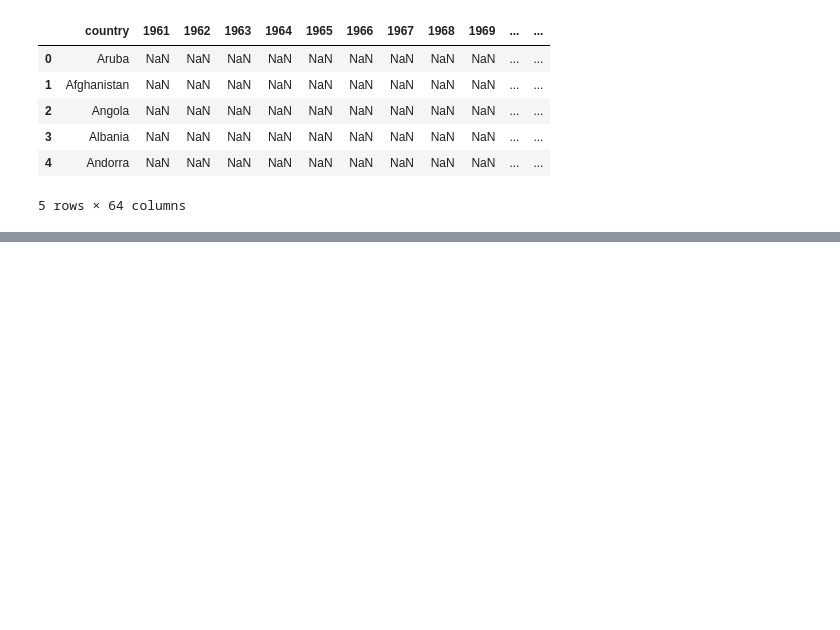
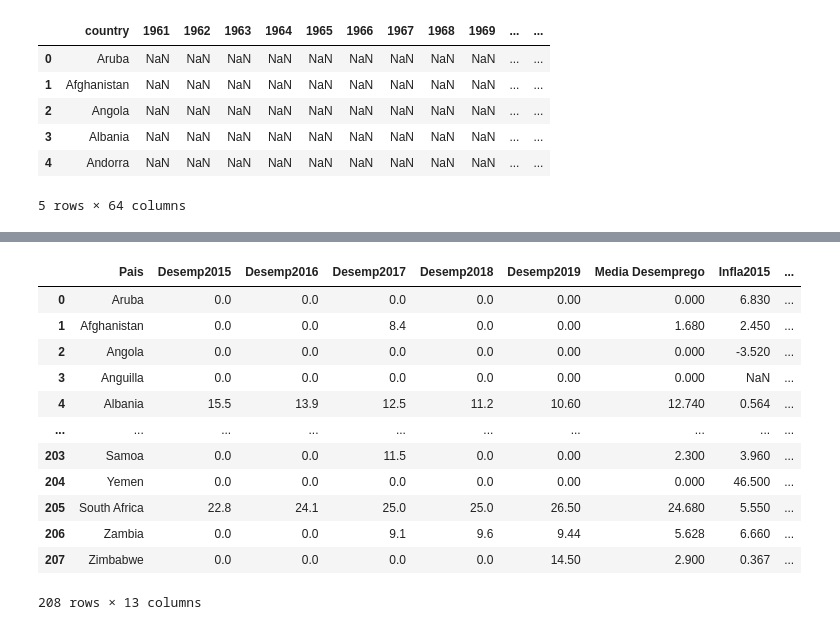
Before and after one commit to dioallan/testecolab, a Jupyter notebook: Untitled17.ipynb, the cells around one changed output, grey strips where cells are left out. Cells and saved outputs as stored; diff of their text form; code cells hidden in the pictures; blank space fills up the shorter version.

```diff
--- a/Untitled17.ipynb
+++ b/Untitled17.ipynb
@@ -107,0 +176,16 @@ Infl['Media Inflação'] = Infl.mean(axis = 1)
+# %%
+Media
+# %% [output]
+|  | Pais | Desemp2015 | Desemp2016 | Desemp2017 | Desemp2018 | Desemp2019 | Media Desemprego | Infla2015 | ... |
+| 0 | Aruba | 0.0 | 0.0 | 0.0 | 0.0 | 0.00 | 0.000 | 6.830 | ... |
+| 1 | Afghanistan | 0.0 | 0.0 | 8.4 | 0.0 | 0.00 | 1.680 | 2.450 | ... |
+| 2 | Angola | 0.0 | 0.0 | 0.0 | 0.0 | 0.00 | 0.000 | -3.520 | ... |
+| 3 | Anguilla | 0.0 | 0.0 | 0.0 | 0.0 | 0.00 | 0.000 | NaN | ... |
+| 4 | Albania | 15.5 | 13.9 | 12.5 | 11.2 | 10.60 | 12.740 | 0.564 | ... |
+| ... | ... | ... | ... | ... | ... | ... | ... | ... | ... |
+| 203 | Samoa | 0.0 | 0.0 | 11.5 | 0.0 | 0.00 | 2.300 | 3.960 | ... |
+| 204 | Yemen | 0.0 | 0.0 | 0.0 | 0.0 | 0.00 | 0.000 | 46.500 | ... |
+| 205 | South Africa | 22.8 | 24.1 | 25.0 | 25.0 | 26.50 | 24.680 | 5.550 | ... |
+| 206 | Zambia | 0.0 | 0.0 | 9.1 | 9.6 | 9.44 | 5.628 | 6.660 | ... |
+| 207 | Zimbabwe | 0.0 | 0.0 | 0.0 | 0.0 | 14.50 | 2.900 | 0.367 | ... |
+208 rows × 13 columns
```
Also changed, not shown: parts of 18 cells of this notebook.
